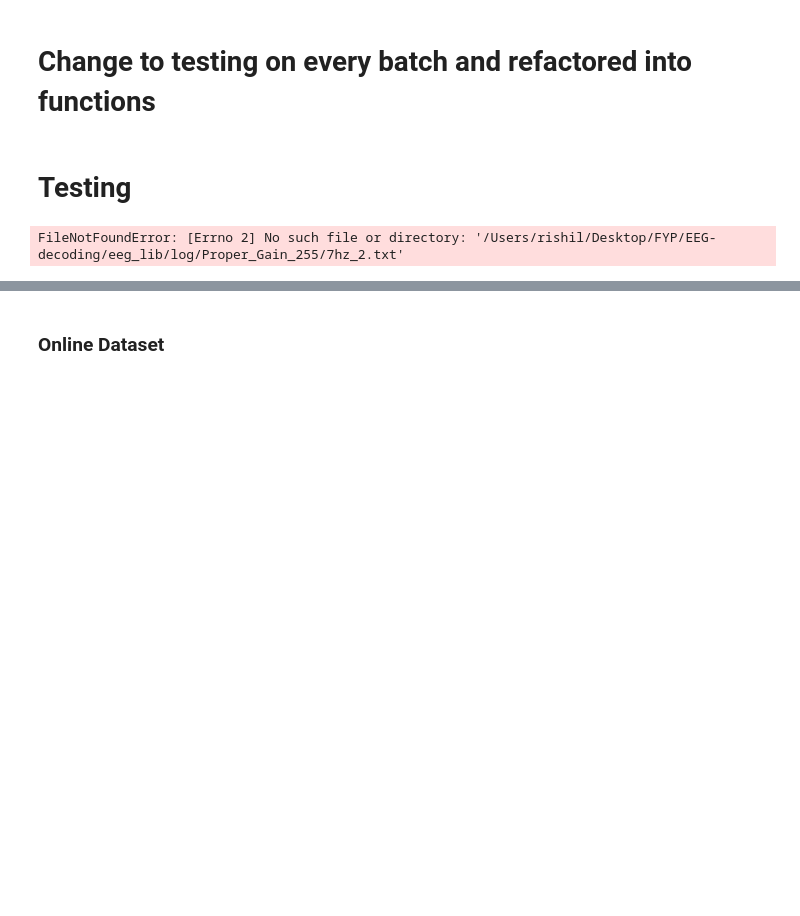
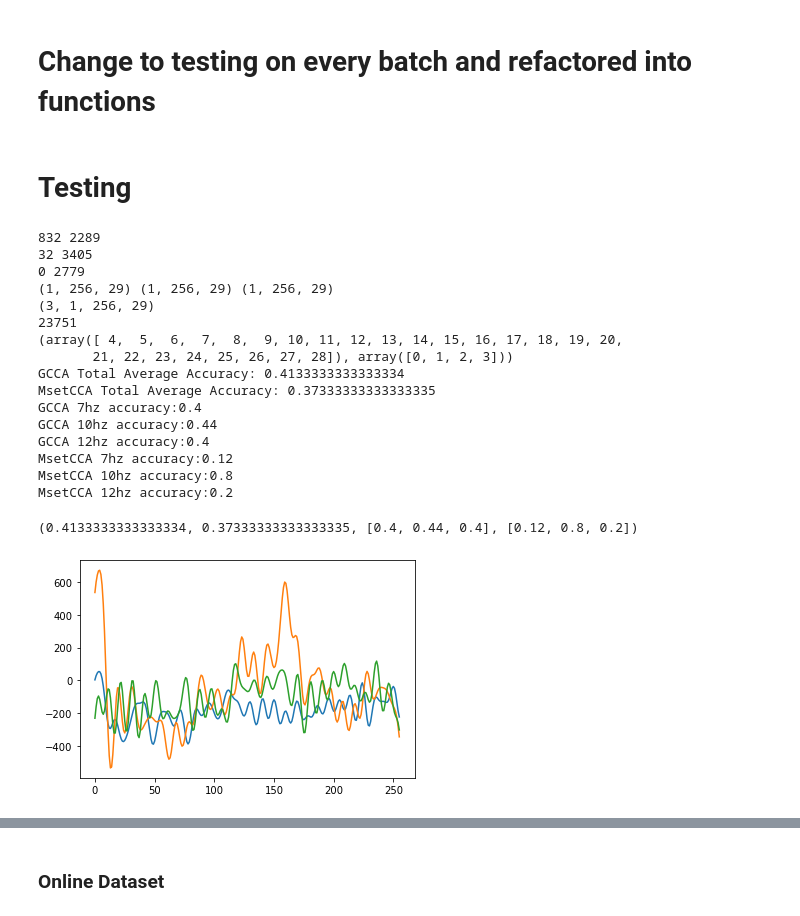
Before and after one commit to yagami009/ding, a Jupyter notebook: Testing.ipynb, the cells around one changed output, grey strips where cells are left out. Cells and saved outputs as stored; diff of their text form; code cells hidden in the pictures; blank space fills up the shorter version.

```diff
--- a/Testing.ipynb
+++ b/Testing.ipynb
@@ -1022,7 +1022,7 @@ fig, ax = plt.subplots()
 ax.plot(xf[4:], 2.0/N * np.abs(yf[4:N//2]))
 plt.show()
 # %%
-ds = 4 #downsample averaging size
+ds = 1 #downsample averaging size
 if ds > 1:
     downsample=True
 else:
@@ -1030,38 +1030,55 @@ else:
 freqs = [7,10,12]
 fs_synth = 256
 fs = int(fs_synth/ds)
-over_n_seconds = 4
+over_n_seconds = 1
 number_of_samples = fs*over_n_seconds
 number_of_train = 4
 removeDC = True
 applyFilter = True
 synth_power = 0
 synth_noise = 0
 
-# data_file_7 = load_array_data(r"C:\Users\RISHI\Desktop\FYP\EEG-decoding\eeg_lib\log\Proper_Gain_255\7hz_2.txt")
-data_file_7 = load_array_data("/Users/rishil/Desktop/FYP/EEG-decoding/eeg_lib/log/Proper_Gain_255/7hz_2.txt")
+data_file_7 = load_array_data(r"C:\Users\RISHI\Desktop\FYP\EEG-decoding\eeg_lib\log\Proper_Gain_255\7hz_2.txt")
+# data_file_7 = load_array_data("/Users/rishil/Desktop/FYP/EEG-decoding/eeg_lib/log/Proper_Gain_255/7hz_2.txt")
 print(min(data_file_7),max(data_file_7))
 values_7 = prepare_data(data_file_7, 7, fs, fs_synth, number_of_samples, number_of_train, remove_DC=removeDC, apply_filter=applyFilter, downsample=downsample, ds_avg=ds, synth_power=synth_power, noise_power=synth_noise)
 
-# data_file_10 = load_array_data(r"C:\Users\RISHI\Desktop\FYP\EEG-decoding\eeg_lib\log\Proper_Gain_255\10hz_2.txt")
-data_file_7 = load_array_data("/Users/rishil/Desktop/FYP/EEG-decoding/eeg_lib/log/Proper_Gain_255/10hz_2.txt")
+data_file_10 = load_array_data(r"C:\Users\RISHI\Desktop\FYP\EEG-decoding\eeg_lib\log\Proper_Gain_255\10hz_2.txt")
+# data_file_7 = load_array_data("/Users/rishil/Desktop/FYP/EEG-decoding/eeg_lib/log/Proper_Gain_255/10hz_2.txt")
 print(min(data_file_10),max(data_file_10))
 values_10 = prepare_data(data_file_10, 10, fs, fs_synth, number_of_samples, number_of_train, remove_DC=removeDC, apply_filter=applyFilter, downsample=downsample,ds_avg=ds, synth_power=synth_power, noise_power=synth_noise)
 
-# data_file_12 = load_array_data(r"C:\Users\RISHI\Desktop\FYP\EEG-decoding\eeg_lib\log\Proper_Gain_255\12hz_2.txt")
-data_file_7 = load_array_data("/Users/rishil/Desktop/FYP/EEG-decoding/eeg_lib/log/Proper_Gain_255/12hz_2.txt")
+data_file_12 = load_array_data(r"C:\Users\RISHI\Desktop\FYP\EEG-decoding\eeg_lib\log\Proper_Gain_255\12hz_2.txt")
+# data_file_7 = load_array_data("/Users/rishil/Desktop/FYP/EEG-decoding/eeg_lib/log/Proper_Gain_255/12hz_2.txt")
 print(min(data_file_12),max(data_file_12))
 values_12 = prepare_data(data_file_12, 12, fs, fs_synth, number_of_samples, number_of_train, remove_DC=removeDC, apply_filter=applyFilter, downsample=downsample,ds_avg=ds, synth_power=synth_power, noise_power=synth_noise)
 
 print(values_12.shape, values_10.shape, values_7.shape)
 
 data_packed = np.array([values_7, values_10, values_12])
 
 print(data_packed.shape)
 
 train_test_idxs = generate_train_test_idxs(data_packed, number_of_train)
 print(len(train_test_idxs))
 print((train_test_idxs[0]))
 test_gcca_mset(data_packed, train_test_idxs, freqs, fs, number_of_samples, number_runs=1)
 # %% [output]
-FileNotFoundError: [Errno 2] No such file or directory: '/Users/rishil/Desktop/FYP/EEG-decoding/eeg_lib/log/Proper_Gain_255/7hz_2.txt'
+832 2289
+32 3405
+0 2779
+(1, 256, 29) (1, 256, 29) (1, 256, 29)
+(3, 1, 256, 29)
+23751
+(array([ 4,  5,  6,  7,  8,  9, 10, 11, 12, 13, 14, 15, 16, 17, 18, 19, 20,
+       21, 22, 23, 24, 25, 26, 27, 28]), array([0, 1, 2, 3]))
+GCCA Total Average Accuracy: 0.4133333333333334
+MsetCCA Total Average Accuracy: 0.37333333333333335
+GCCA 7hz accuracy:0.4
+GCCA 10hz accuracy:0.44
+GCCA 12hz accuracy:0.4
+MsetCCA 7hz accuracy:0.12
+MsetCCA 10hz accuracy:0.8
+MsetCCA 12hz accuracy:0.2
+(0.4133333333333334, 0.37333333333333335, [0.4, 0.44, 0.4], [0.12, 0.8, 0.2])
+[figure, added]
```
Also changed, not shown: parts of 3 cells of this notebook, 3 other files.
